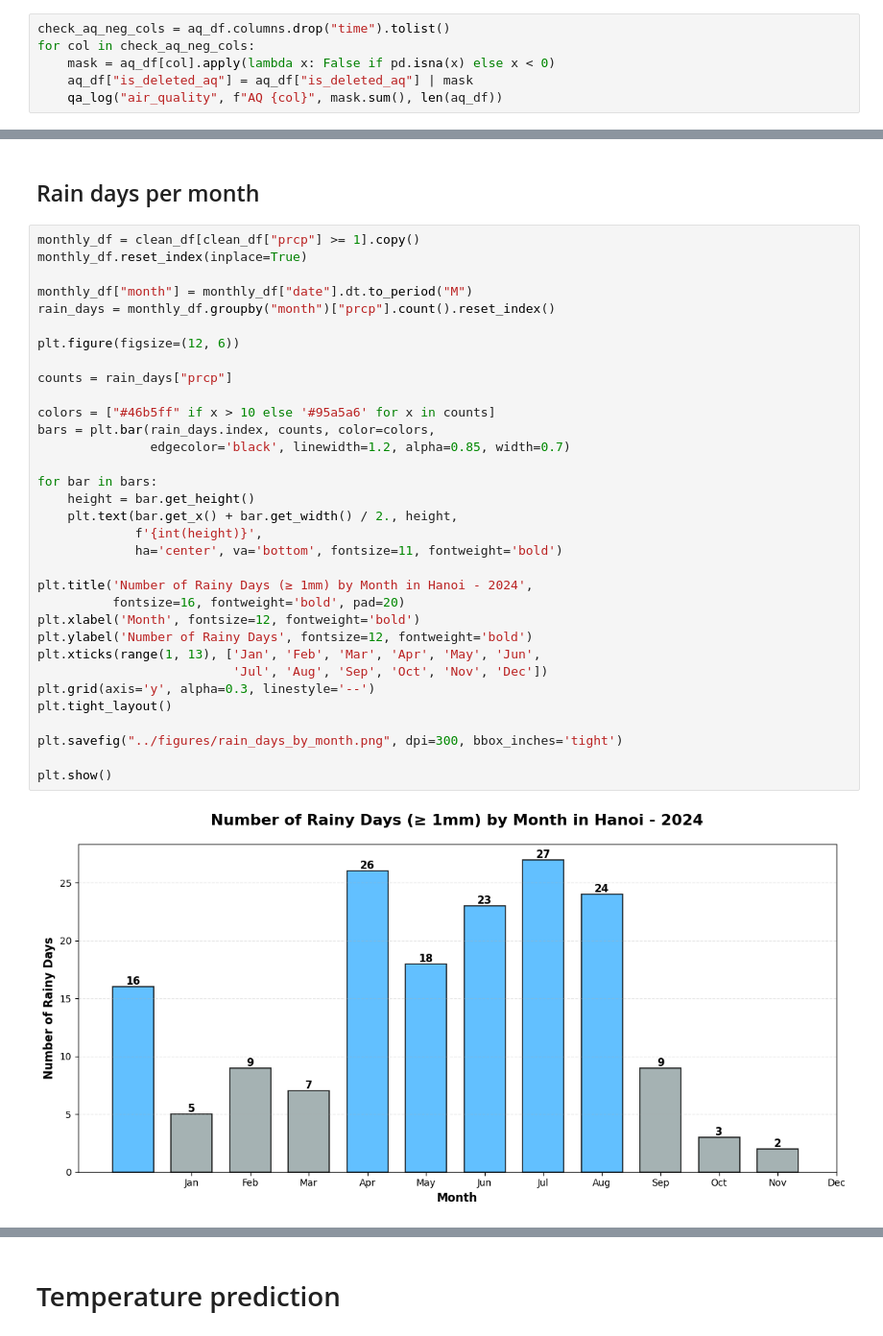
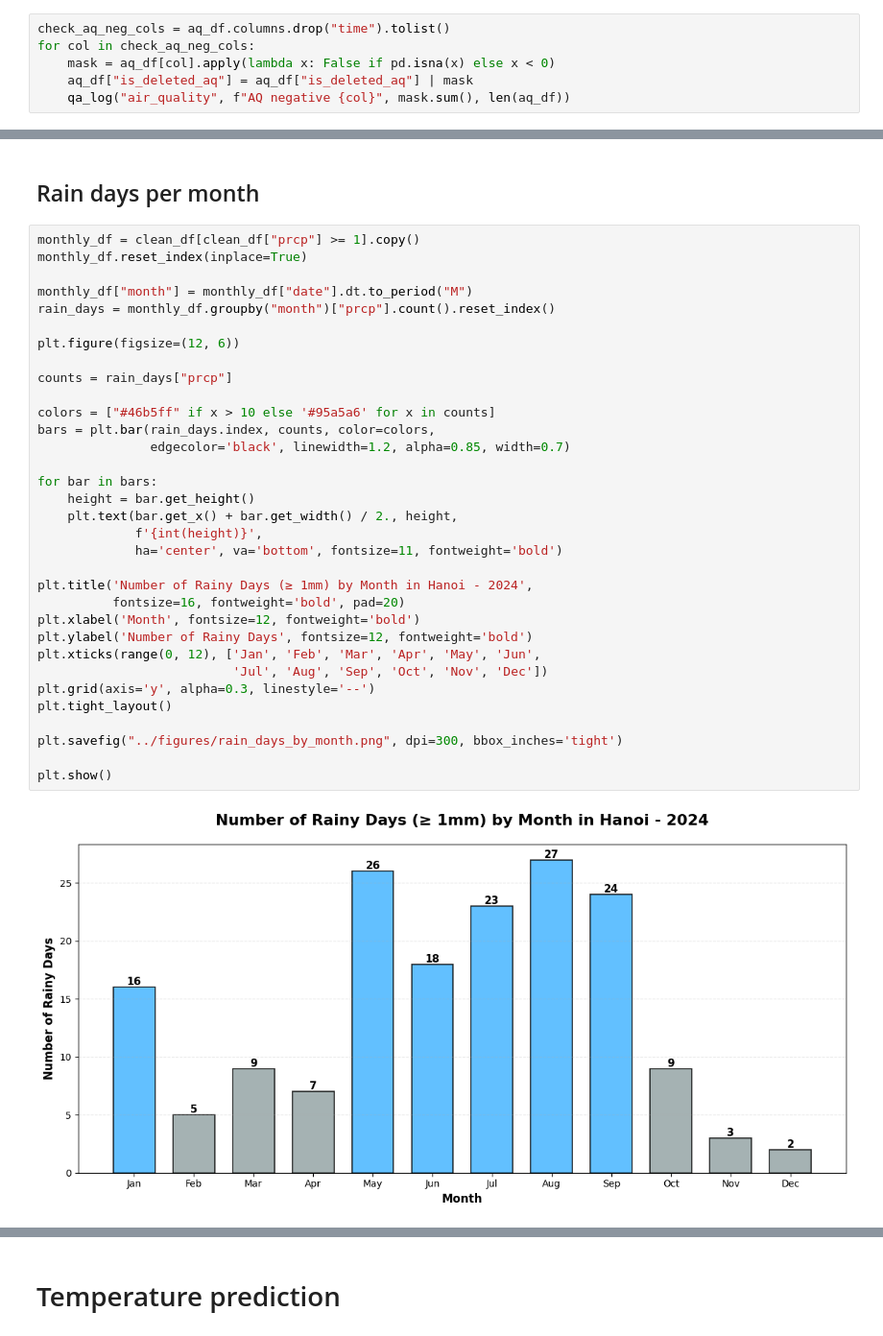
Before and after one commit to tannedjames/2526-LTXLDL-Project-AIT2006-4-3.2, a Jupyter notebook: final/src/main.ipynb, the cells around one changed output, grey strips where cells are left out. Shown at 96% size. Cells and saved outputs as stored; diff of their text form.

```diff
--- a/final/src/main.ipynb
+++ b/final/src/main.ipynb
@@ -195,7 +196,7 @@ check_aq_neg_cols = aq_df.columns.drop("time").tolist()
 for col in check_aq_neg_cols:
     mask = aq_df[col].apply(lambda x: False if pd.isna(x) else x < 0)
     aq_df["is_deleted_aq"] = aq_df["is_deleted_aq"] | mask
-    qa_log("air_quality", f"AQ {col}", mask.sum(), len(aq_df))
+    qa_log("air_quality", f"AQ negative {col}", mask.sum(), len(aq_df))
 # %% [markdown]
 ## Check if PM2.5 > PM10
 # %%
@@ -634,32 +635,32 @@ monthly_df.reset_index(inplace=True)
 
 monthly_df["month"] = monthly_df["date"].dt.to_period("M")
 rain_days = monthly_df.groupby("month")["prcp"].count().reset_index()
 
 plt.figure(figsize=(12, 6))
 
 counts = rain_days["prcp"]
 
 colors = ["#46b5ff" if x > 10 else '#95a5a6' for x in counts]
 bars = plt.bar(rain_days.index, counts, color=colors,
                edgecolor='black', linewidth=1.2, alpha=0.85, width=0.7)
 
 for bar in bars:
     height = bar.get_height()
     plt.text(bar.get_x() + bar.get_width() / 2., height,
              f'{int(height)}',
              ha='center', va='bottom', fontsize=11, fontweight='bold')
 
 plt.title('Number of Rainy Days (≥ 1mm) by Month in Hanoi - 2024',
           fontsize=16, fontweight='bold', pad=20)
 plt.xlabel('Month', fontsize=12, fontweight='bold')
 plt.ylabel('Number of Rainy Days', fontsize=12, fontweight='bold')
-plt.xticks(range(1, 13), ['Jan', 'Feb', 'Mar', 'Apr', 'May', 'Jun',
+plt.xticks(range(0, 12), ['Jan', 'Feb', 'Mar', 'Apr', 'May', 'Jun',
                           'Jul', 'Aug', 'Sep', 'Oct', 'Nov', 'Dec'])
 plt.grid(axis='y', alpha=0.3, linestyle='--')
 plt.tight_layout()
 
 plt.savefig("../figures/rain_days_by_month.png", dpi=300, bbox_inches='tight')
 
 plt.show()
 # %% [output]
-[figure, old version]
+[figure, new version]
```
Also changed, not shown: parts of 15 cells of this notebook, 9 other files.
